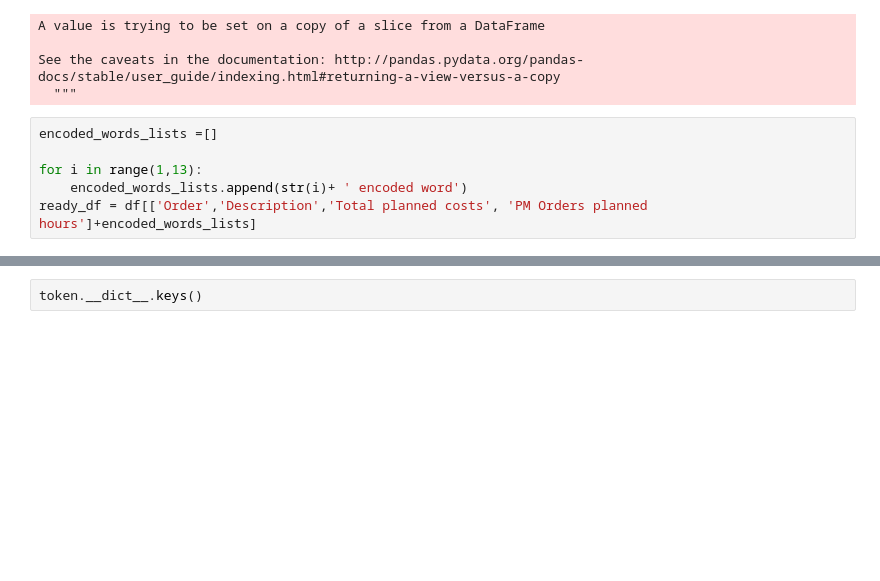
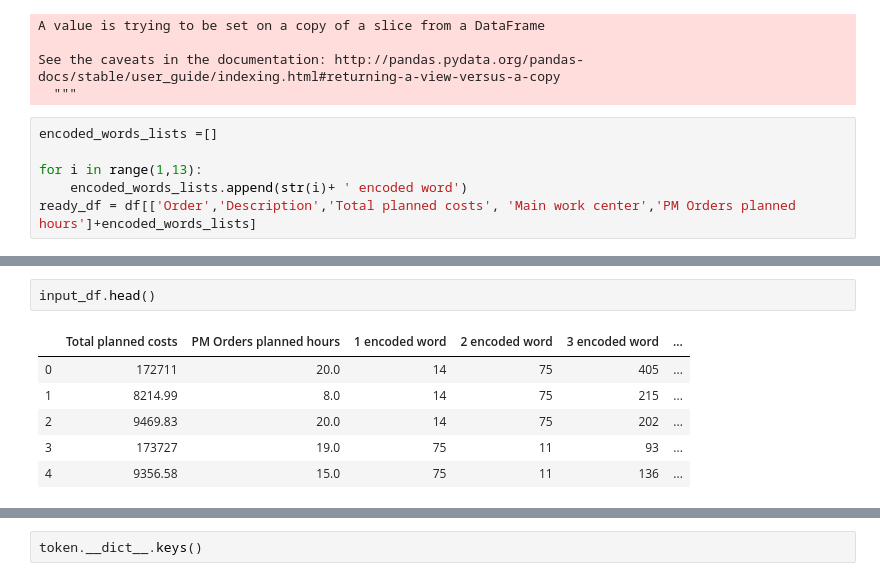
Before and after one commit to albud187/Data-Analytics-DRMIS-SAP-Production, a Jupyter notebook: Description NLP Clustering.ipynb, the cells around one changed output, grey strips where cells are left out. Saved outputs shown, nothing was run; the diff lists cells and outputs as text; blank space fills up the shorter version.

```diff
--- a/Description NLP Clustering.ipynb
+++ b/Description NLP Clustering.ipynb
@@ -56,4 +117,4 @@ encoded_words_lists =[]
 
 for i in range(1,13):
     encoded_words_lists.append(str(i)+ ' encoded word')
-ready_df = df[['Order','Description','Total planned costs', 'PM Orders planned hours']+encoded_words_lists]
+ready_df = df[['Order','Description','Total planned costs', 'Main work center','PM Orders planned hours']+encoded_words_lists]
@@ -79,0 +130,9 @@ list(df.columns)
+# %%
+input_df.head()
+# %% [output]
+|  | Total planned costs | PM Orders planned hours | 1 encoded word | 2 encoded word | 3 encoded word | ... |
+| 0 | 172711 | 20.0 | 14 | 75 | 405 | ... |
+| 1 | 8214.99 | 8.0 | 14 | 75 | 215 | ... |
+| 2 | 9469.83 | 20.0 | 14 | 75 | 202 | ... |
+| 3 | 173727 | 19.0 | 75 | 11 | 93 | ... |
+| 4 | 9356.58 | 15.0 | 75 | 11 | 136 | ... |
```
Also changed, not shown: parts of 19 cells of this notebook, 4 other files.
